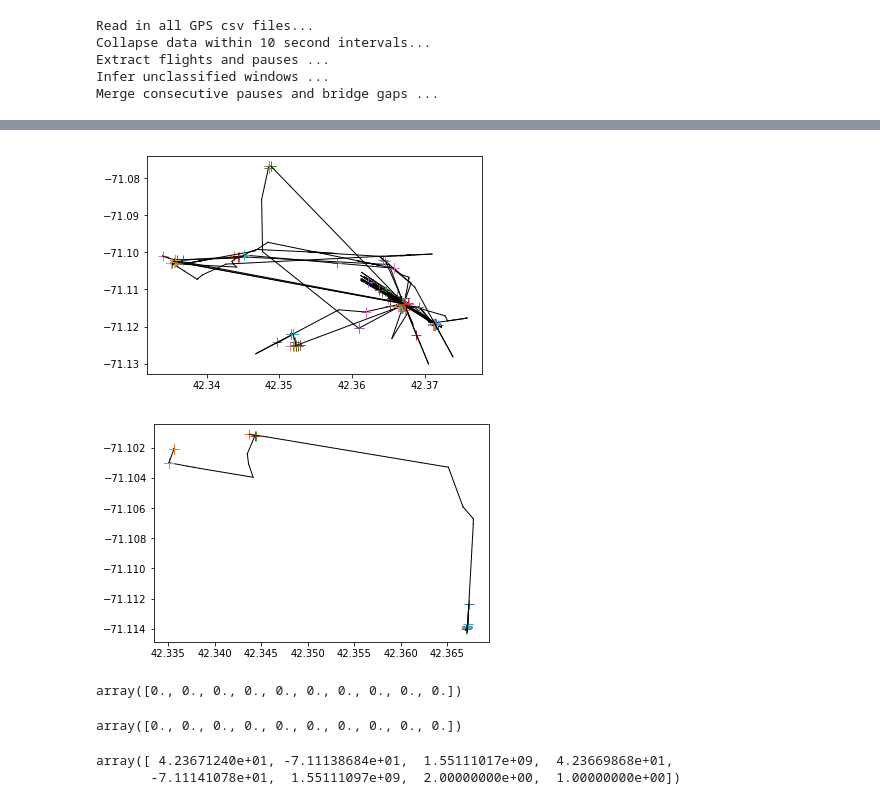
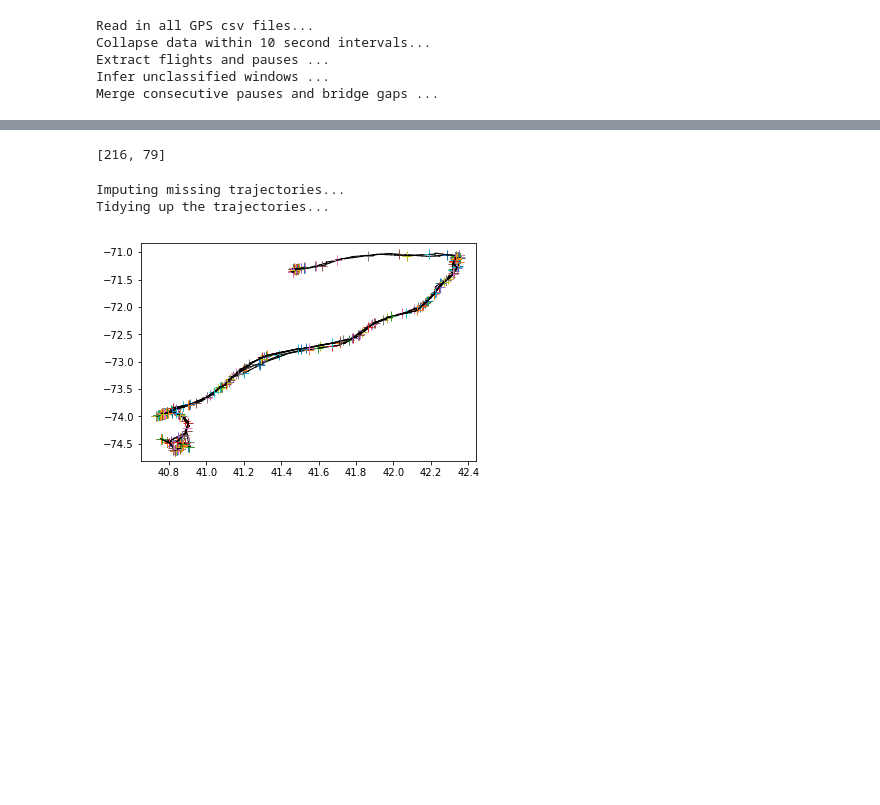
Before and after one commit to onnela-lab/forest, a Jupyter notebook: sweet_olive/geometry_gps.ipynb, the cells around one changed output, grey strips where cells are left out. Drawn from its saved outputs; the diff is of its cells as text; code cells hidden in the pictures; blank space fills up the shorter version.

Commit message:
new parameter, new check boundary function

```diff
--- a/sweet_olive/geometry_gps.ipynb
+++ b/sweet_olive/geometry_gps.ipynb
@@ -862,21 +978,21 @@ def Imp2traj(imp_table,MobMat,itrvl=10,r=None,w=None,h=None):
 # %%
-l1 = 30
-l2 = 30
-l3 = 0.0005
-a1 = 10
-a2 = 10
+### parameters ###
+l1 = 60*60*24*10
+l2 = 60*60*24*30
+l3 = 0.002
+g = 200
+a1 = 5
+a2 = 1
 b1 = 0.3
 b2 = 0.2
 b3 = 0.5
-d = 100
+d = 200
 sigma2 = 0.01
 tol = 0.05
-
-g = 25
-num = 15
+num = 10
+switch = 3
 # %%
-path = 'C:/Users/glius/Google Drive/Gaussian Process/gps-iphone6'
-#path = "/home/gl176/data/gps-iphone6"
+path = 'C:/Users/glius/Downloads/abdominal_data/1pb3ge61/gps'
 filelist = [path + "/"+ os.listdir(path)[j] for j in range(len(os.listdir(path)))]
 rawMat = GPS2MobMat(filelist,itrvl=10,accuracylim=51, r=None, w=None,h=None)
 MobMat = InferMobMat(rawMat,itrvl=10,r=None)
@@ -928,29 +1026,16 @@ Tidying up the trajectories...
+# %%
+[sum(BV_set[:,0]==1),sum(BV_set[:,0]==2)]
+# %% [output]
+[216, 79]
 # %%
+imp_table= ImputeGPS(MobMat,BV_set,"GLC",switch)
+traj = Imp2traj(imp_table,MobMat)
 for i in range(np.shape(traj)[0]):
   if traj[i,0]==1:
     plt.plot([traj[i,1],traj[i,4]], [traj[i,2], traj[i,5]], 'k-', lw=1)
   if traj[i,0]==2:
     plt.plot(traj[i,1],traj[i,2],"+",ms=10)
 # %% [output]
+Imputing missing trajectories...
+Tidying up the trajectories...
-[figure, old version]
+[figure, new version]
-# %%
-for i in np.arange(0,100):
-  if traj[i,0]==1:
-    plt.plot([traj[i,1],traj[i,4]], [traj[i,2], traj[i,5]], 'k-', lw=1)
-  if traj[i,0]==2:
-    plt.plot(traj[i,1],traj[i,2],"+",ms=10)
-# %% [output]
-[figure, removed]
-# %%
-traj[np.arange(0,10),4] - traj[np.arange(1,11),1]
-# %% [output]
-array([0., 0., 0., 0., 0., 0., 0., 0., 0., 0.])
-# %%
-traj[np.arange(0,10),6] - traj[np.arange(1,11),3]
-# %% [output]
-array([0., 0., 0., 0., 0., 0., 0., 0., 0., 0.])
-# %%
-mis_table[0,:]
-# %% [output]
-array([ 4.23671240e+01, -7.11138684e+01,  1.55111017e+09,  4.23669868e+01,
-       -7.11141078e+01,  1.55111097e+09,  2.00000000e+00,  1.00000000e+00])
```
Also changed, not shown: parts of 18 cells of this notebook.
